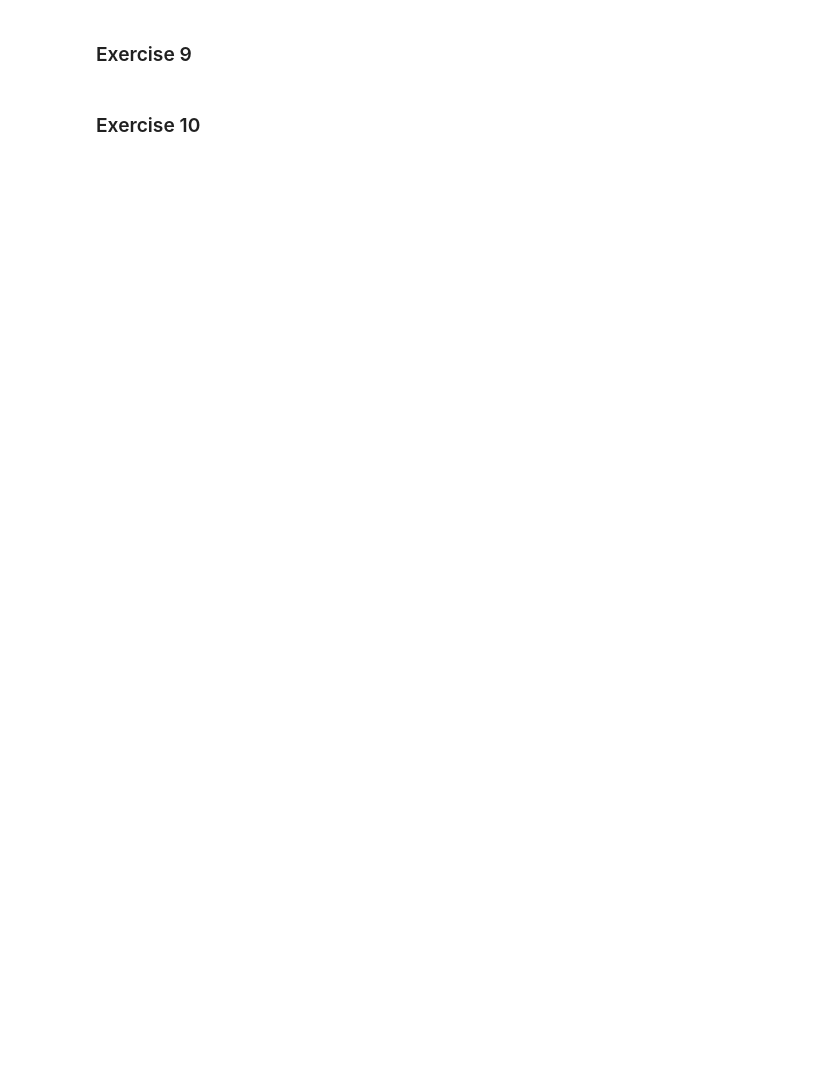
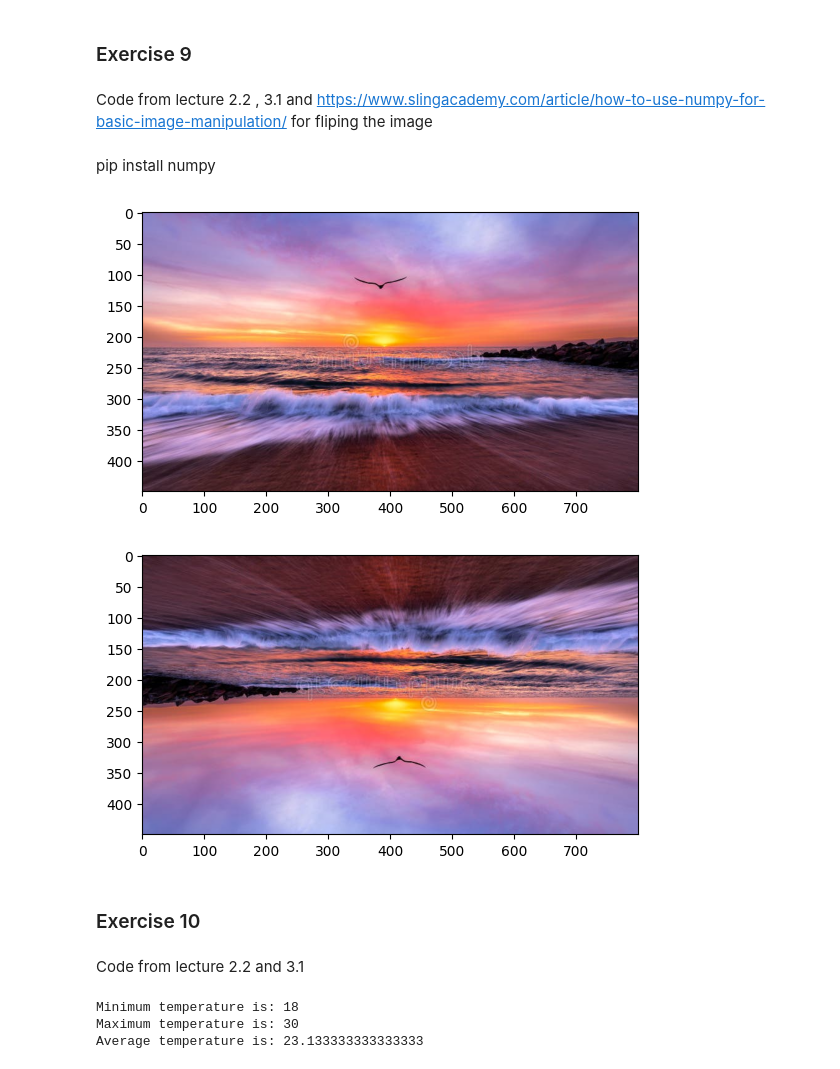
Before and after one commit to JackB999/UoP_Big_Data_JB_UP2115353, a Jupyter notebook: jupyter_notebooks/CW1.ipynb, the cells around one changed output. Cells and saved outputs as stored; diff of their text form; code cells hidden in the pictures; blank space fills up the shorter version.

```diff
--- a/jupyter_notebooks/CW1.ipynb
+++ b/jupyter_notebooks/CW1.ipynb
@@ -174,2 +222,7 @@ Access Granted!
 # %% [markdown]
 ### Exercise 9
+# %% [markdown]
+Code from lecture 2.2 , 3.1 and https://www.slingacademy.com/article/how-to-use-numpy-for-basic-image-manipulation/
+for fliping the image
+# %% [markdown]
+pip install numpy
@@ -176,2 +234,22 @@ Access Granted!
+# %%
+image_url = "https://thumbs.dreamstime.com/b/ocean-sunset-landscape-bird-high-resolution-image-flying-towards-colorful-romantic-sky-246711534.jpg"
+# %%
+image_data = urllib.request.urlopen(image_url)
+image = PIL.Image.open(image_data)
+np_image = np.array(image)
+
+horizontal = np.flip(np_image, axis=1)
+vertical = np.flip(np_image, axis=0)
+
+plt.imshow(horizontal)
+plt.show()
+
+plt.imshow(vertical)
+plt.show()
+# %% [output]
+[figure, added]
+[figure, added]
 # %% [markdown]
 ### Exercise 10
+# %% [markdown]
+Code from lecture 2.2 and 3.1
@@ -177,0 +263,9 @@ Access Granted!
+# %%
+# 2) Find minimum, maximum, and average temperature
+print(f"Minimum temperature is: {temperatures.min()}")
+print(f"Maximum temperature is: {temperatures.max()}")
+print(f"Average temperature is: {temperatures.mean()}")
+# %% [output]
+Minimum temperature is: 18
+Maximum temperature is: 30
+Average temperature is: 23.133333333333333
```
Also changed, not shown: parts of 19 cells of this notebook.
